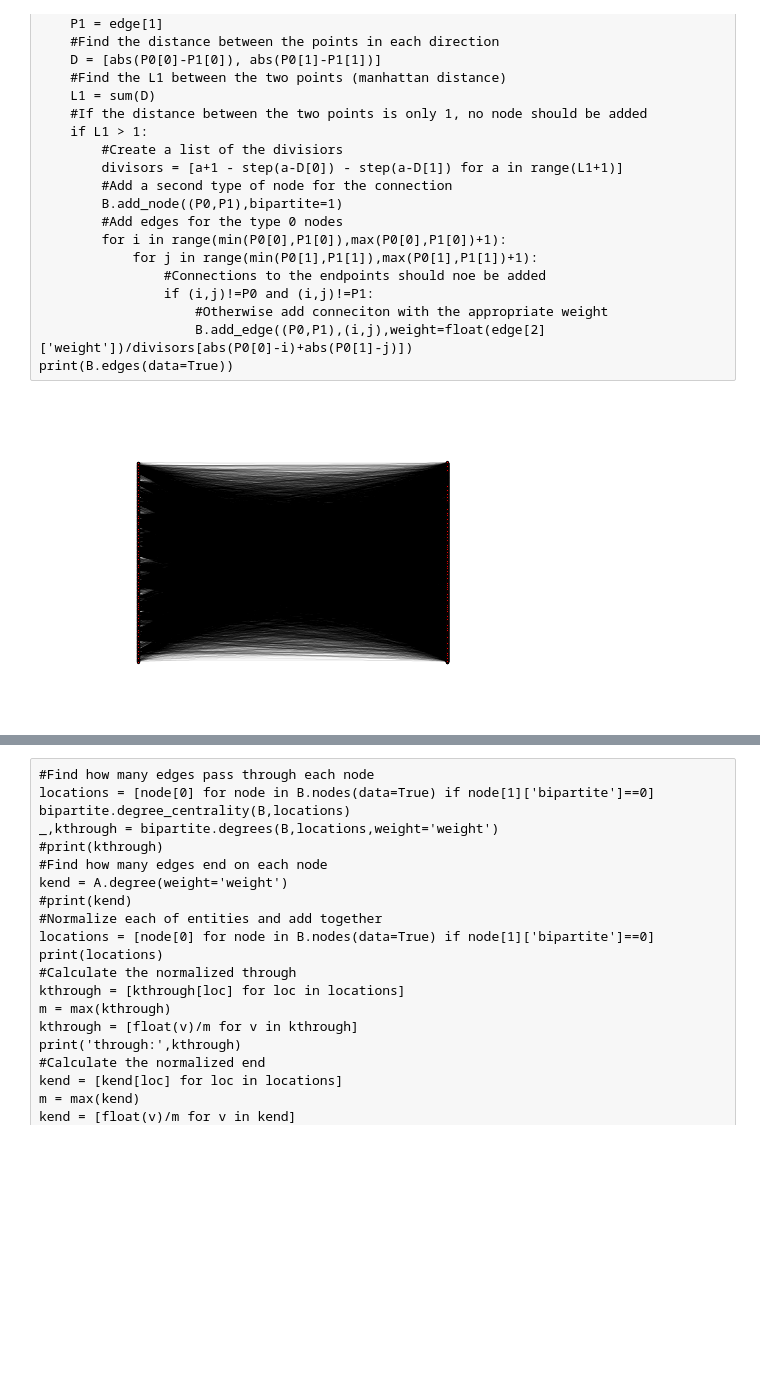
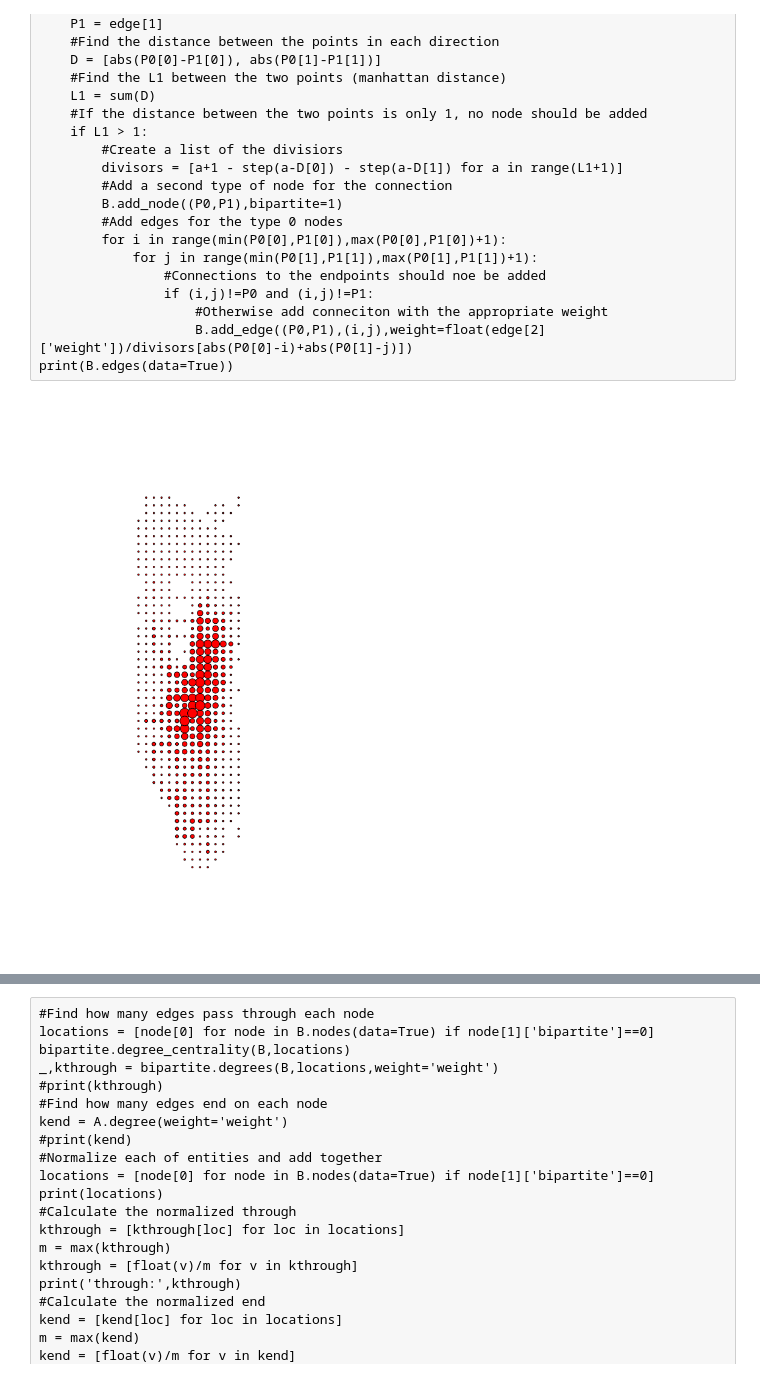
Before and after one commit to jgilles23/CEE245_FinalProject, a Jupyter notebook: AdjacencyToBipartite.ipynb, the cells around one changed output, grey strips where cells are left out. Cells and saved outputs as stored; diff of their text form; code cells hidden in the pictures; blank space fills up the shorter version.

```diff
--- a/AdjacencyToBipartite.ipynb
+++ b/AdjacencyToBipartite.ipynb
@@ -149,45 +149,49 @@ print(B.edges(data=True))
 # %%
 #Display the bipartite graph visually
 #NOTE THAT THIS TAKES A REALLY LONG TIME
-G=B
-#Create sets of each node type in the graph
-X = set(node[0] for node in G.nodes(data=True) if node[1]['bipartite']==0)
-Y = set(node[0] for node in G.nodes(data=True) if node[1]['bipartite']==1)
+if False:
+    G=B
+    #Create sets of each node type in the graph
+    X = set(node[0] for node in G.nodes(data=True) if node[1]['bipartite']==0)
+    Y = set(node[0] for node in G.nodes(data=True) if node[1]['bipartite']==1)
 
-#Create positions for each in the set
-pos = dict()
-pos.update( (n, (1, i)) for i, n in enumerate(X) ) # put nodes from X at x=1
-yscale = float(len(X))/len(Y) #Scale for graphic purposes
-pos.update( (n, (2, i*yscale)) for i, n in enumerate(Y) ) # put nodes from Y at x=2
+    #Create positions for each in the set
+    pos = dict()
+    pos.update( (n, (1, i)) for i, n in enumerate(X) ) # put nodes from X at x=1
+    yscale = float(len(X))/len(Y) #Scale for graphic purposes
+    pos.update( (n, (2, i*yscale)) for i, n in enumerate(Y) ) # put nodes from Y at x=2
 
-edges = G.edges()
-weights = [G[u][v]['weight']/200.0 for u,v in edges] #divide by 4 for scale in graphing
-nx.draw(G, pos=pos, edges=edges, width=weights, node_size=5)
-#nx.draw_networkx_labels(G,pos=pos)
-plt.show()
+    edges = G.edges()
+    weights = [G[u][v]['weight']/200.0 for u,v in edges] #divide by 4 for scale in graphing
+    nx.draw(G, pos=pos, edges=edges, width=weights, node_size=5)
+    #nx.draw_networkx_labels(G,pos=pos)
+    plt.show()
-# %% [output]
-[figure, removed]
 # %%
 #Add info on O/D totals and passing through totals
 for node in A.nodes(data=True):
     #Determine the number of edges that pass through each node, save to the adjacency graph - A
     node[1]['totalThrough'] = B.degree(node[0],weight='weight')
     #Determine the number of O/D that end up on a particular node
     node[1]['totalOD'] = A.degree(node[0],weight='weight')
 
 
 #Display the graph of how many people pass through each node
-pos = {node:node for node in G.nodes()}
-px = [p[0] for p in pos]
-py = [p[1] for p in pos]
-
-nodeDivisor = 70
+#Establish node positions
+pos = {node:node for node in A.nodes()}
+#Establish node sizes
+nodeDivisor = 10
 sizes = [float(node[1]['totalThrough'])/nodeDivisor \
          if float(node[1]['totalThrough'])/nodeDivisor>7 \
          else 7 for node in A.nodes(data=True)]
-
+#Establish edge weights (none)
+weights = [0 for edge in A.edges()]
+#Create the figure
 fig=plt.figure(figsize=(8, 16))
 plt.axis('equal')
-nx.draw(G)#, pos, node_size=sizes)
+#Plot
+print('Number of taxis that pass through each node')
+nx.draw(A,pos,node_size=sizes,width=weights)#, pos, node_size=sizes)
 #nx.draw_networkx_labels(G,pos)
 plt.show()
+# %% [output]
+[figure, added]
```
Also changed, not shown: parts of 1 cell of this notebook.
